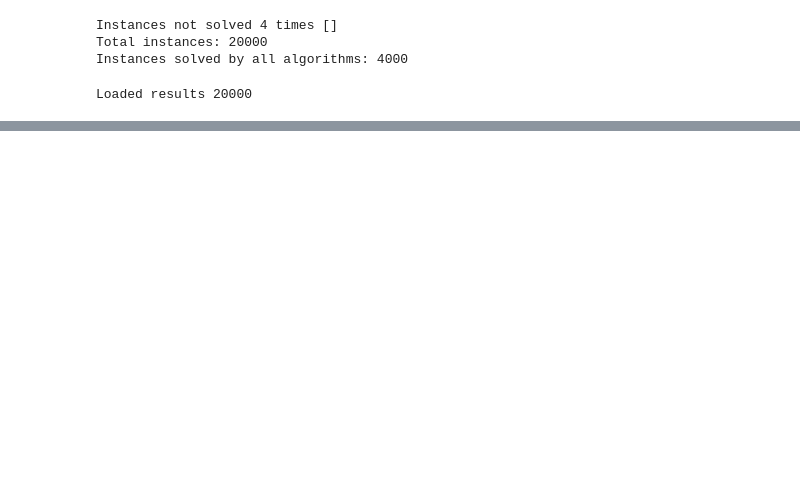
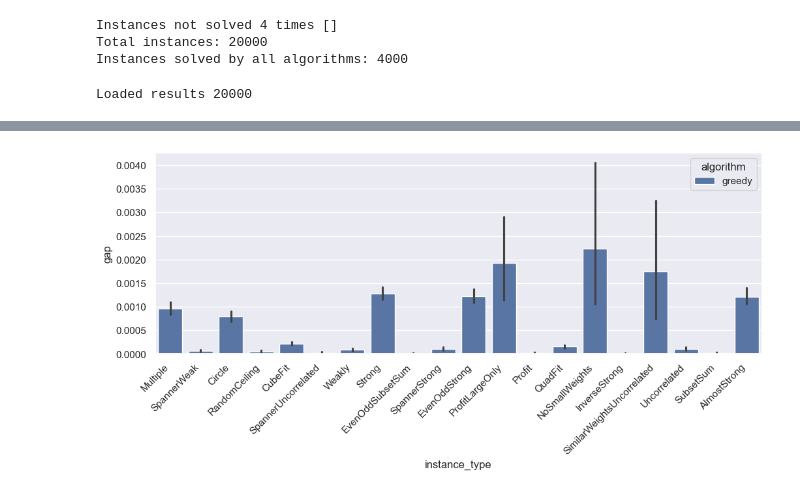
Before and after one commit to SoerenWilkening/QTG_0-1Knapsack, a Jupyter notebook: evaluation/06_classical_comparison.ipynb, the cells around one changed output, grey strips where cells are left out. Drawn from its saved outputs; the diff is of its cells as text; code cells hidden in the pictures; blank space fills up the shorter version.

```diff
--- a/evaluation/06_classical_comparison.ipynb
+++ b/evaluation/06_classical_comparison.ipynb
@@ -231,0 +240,7 @@ Index(['algorithm', 'size_bins', 'optimal'], dtype='object')
+# %%
+fig, ax = plt.subplots(figsize=(12, 4))
+sns.barplot(data=results[(results["algorithm"] == "greedy")], x='instance_type', y='gap', hue='algorithm', dodge=True, ax=ax)
+ax.set_xticks(ax.get_xticks(), ax.get_xticklabels(), rotation=45, ha='right')
+plt.show()
+# %% [output]
+[figure, added]
```
Also changed, not shown: parts of 8 cells of this notebook.
